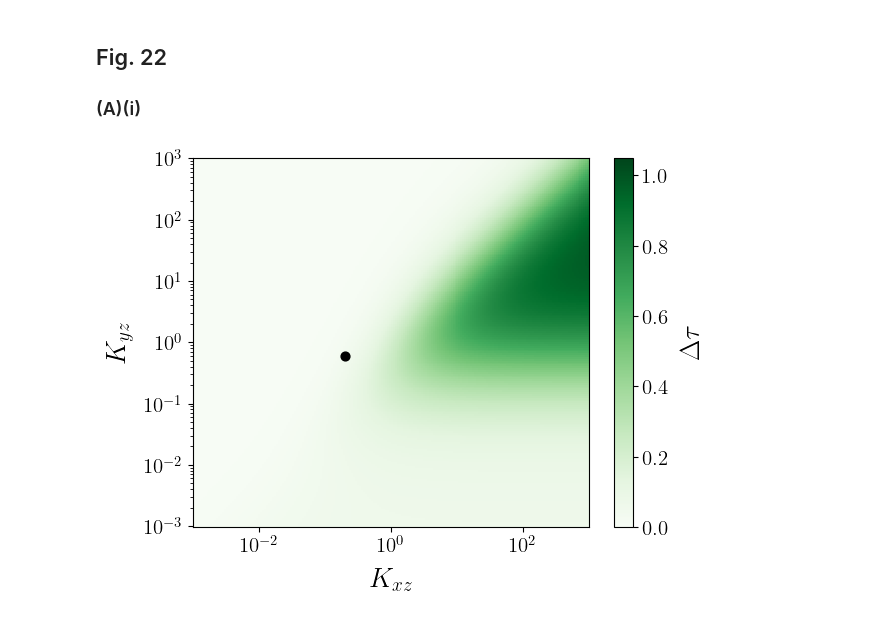
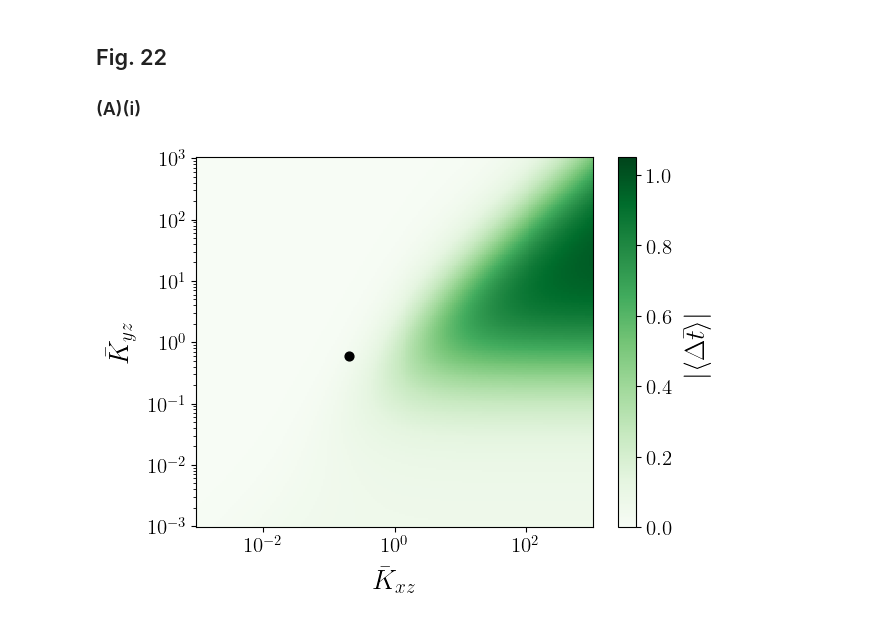
Before and after one commit to RPGroup-PBoC/2025_inducers, a Jupyter notebook: feedforward/feedForwardLoop.ipynb, the cells around one changed output. Drawn from its saved outputs; the diff is of its cells as text; code cells hidden in the pictures.

```diff
--- a/feedforward/feedForwardLoop.ipynb
+++ b/feedforward/feedForwardLoop.ipynb
@@ -219,41 +221,43 @@ plt.show()
 
 ### (A)(i)
 # %%
+# XOR GATE, ON STEP
+
 rys = [0, 2]
 rzs = [0, 2, 0]
 w = 0
 
 length = 200
 
 plow = pAct(10**(-4))
 phigh = pAct(10**(-7))
 
 # creating 2d mesh
 Kxzs = np.logspace(-3, 3, length)
 Kyzs = np.logspace(-3, 3, length)
 
 KX, KY = np.meshgrid(Kxzs, Kyzs)
 KXY = np.full_like(KX, 1)
 Ks = [KXY, KX, KY]
 
 Xs = np.full_like(KX, 1)
 
 [_, lowY, lowZ] = steadyStateFeedForward(Xs, rys, rzs, w, plow, phigh, Ks)
 [_, highY, highZ] = steadyStateFeedForward(Xs, rys, rzs, w, phigh, phigh, Ks)
 
 delta = np.abs(int_delta(rzs, w, phigh*1/KX, (lowY - highY)/KY, highY/KY))
 
 timescale = delta/(highZ - lowZ)
 fig, ax = plt.subplots()
 im = ax.pcolormesh(KX, KY, timescale, cmap="Greens", rasterized = True, vmin=0, vmax=1.05)
 ax.set_xscale("log")
 ax.set_yscale("log")
-ax.set_xlabel(r"$K_{xz}$")
-ax.set_ylabel(r"$K_{yz}$")
+ax.set_xlabel(r"$\bar{K}_{xz}$")
+ax.set_ylabel(r"$\bar{K}_{yz}$")
 ax.scatter(0.2, 0.6, s = 40, c="black")
 cbar = plt.colorbar(im)
-cbar.set_label(r"$\Delta \tau$")
-# plt.savefig(r"C:\Users\alber\Desktop\Phillips Group\codes\graphs\20250218\FFL_time_xor_on.svg", format="svg", bbox_inches="tight")
+cbar.set_label(r"$|\langle\Delta \bar{t}\rangle|$")
+# plt.savefig(r"C:\Users\alber\Desktop\Phillips Group\codes\graphs\20250218\FFL_time_xor_on.pdf", format="pdf", bbox_inches="tight")
 plt.show()
 # %% [output]
-[figure, old version]
+[figure, new version]
```
Also changed, not shown: parts of 2 cells of this notebook.
